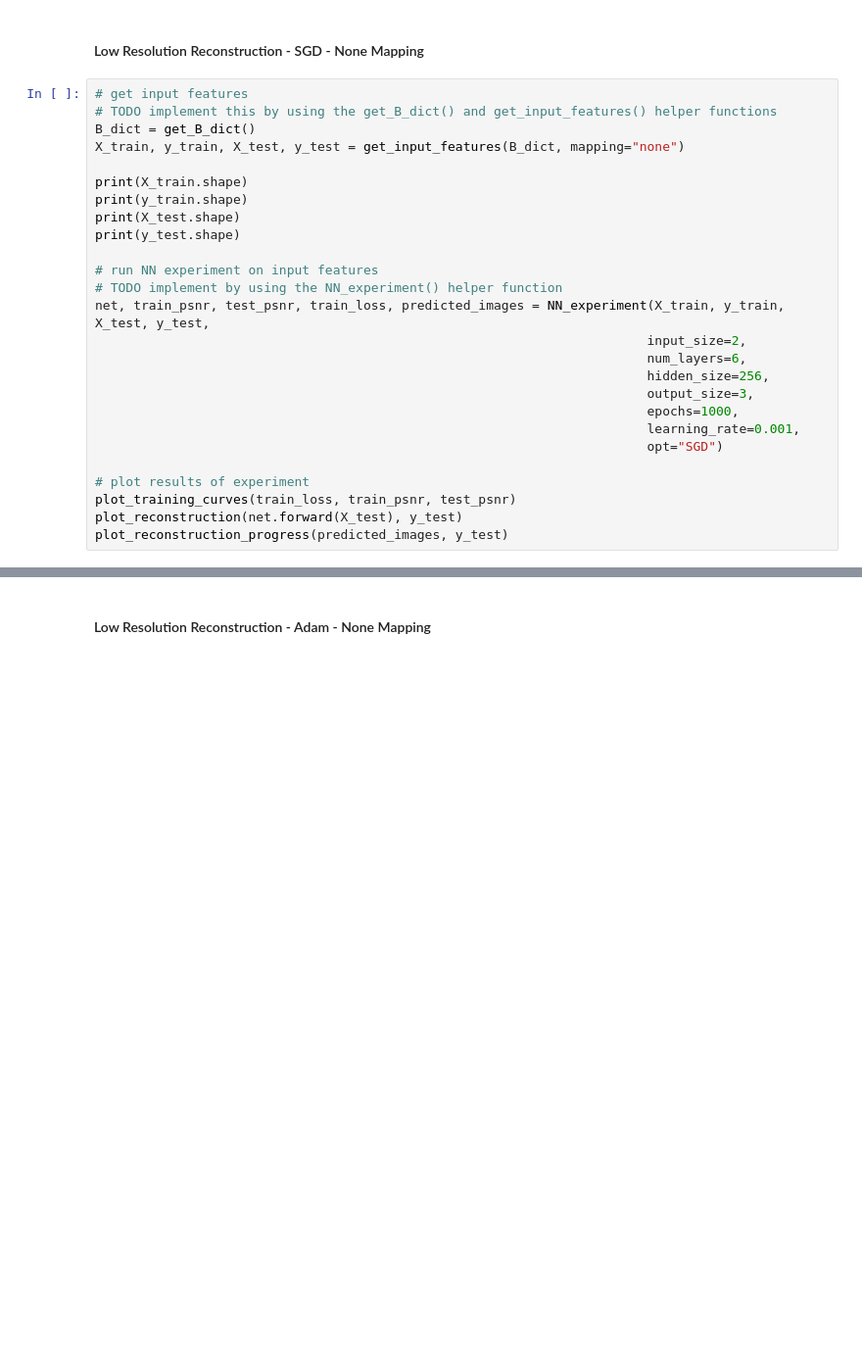
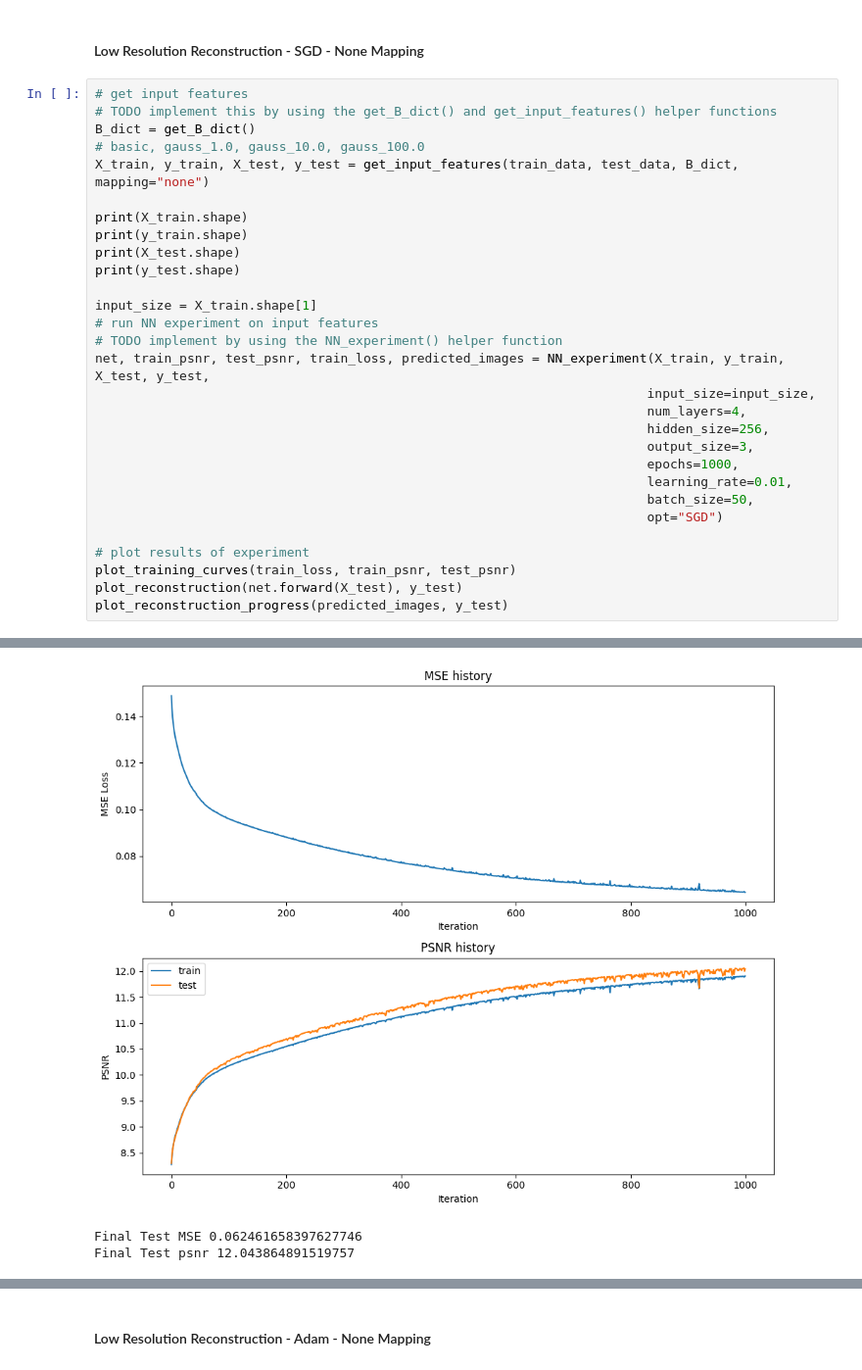
Before and after one commit to KaiwenJon/Deep-Learning-for-CV, a Jupyter notebook: spring2023/MP2/assignment2/assignment2/neural_network.ipynb, the cells around one changed output, grey strips where cells are left out. Shown at 98% size. Drawn from its saved outputs; the diff is of its cells as text; blank space fills up the shorter version.

```diff
--- a/spring2023/MP2/assignment2/assignment2/neural_network.ipynb
+++ b/spring2023/MP2/assignment2/assignment2/neural_network.ipynb
@@ -328,22 +339,25 @@ Some suggested hyperparameter choices to help you start
 # get input features
 # TODO implement this by using the get_B_dict() and get_input_features() helper functions
 B_dict = get_B_dict()
-X_train, y_train, X_test, y_test = get_input_features(B_dict, mapping="none")
+# basic, gauss_1.0, gauss_10.0, gauss_100.0
+X_train, y_train, X_test, y_test = get_input_features(train_data, test_data, B_dict, mapping="none")
 
 print(X_train.shape)
 print(y_train.shape)
 print(X_test.shape)
 print(y_test.shape)
 
+input_size = X_train.shape[1]
 # run NN experiment on input features
 # TODO implement by using the NN_experiment() helper function
 net, train_psnr, test_psnr, train_loss, predicted_images = NN_experiment(X_train, y_train, X_test, y_test,
-                                                                        input_size=2,
-                                                                        num_layers=6,
+                                                                        input_size=input_size,
+                                                                        num_layers=4,
                                                                         hidden_size=256,
                                                                         output_size=3,
                                                                         epochs=1000,
-                                                                        learning_rate=0.001,
+                                                                        learning_rate=0.01,
+                                                                        batch_size=50,
                                                                         opt="SGD")
 
 # plot results of experiment
@@ -357,0 +392,3 @@ plot_reconstruction_progress(predicted_images, y_test)
+[figure, added]
+Final Test MSE 0.062461658397627746
+Final Test psnr 12.043864891519757
```
Also changed, not shown: parts of 20 cells of this notebook.
